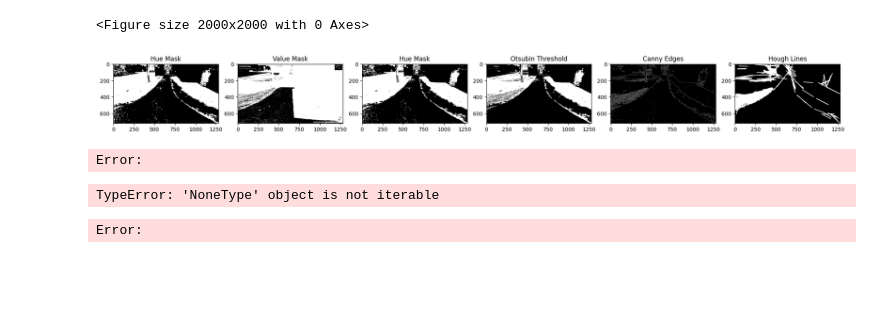
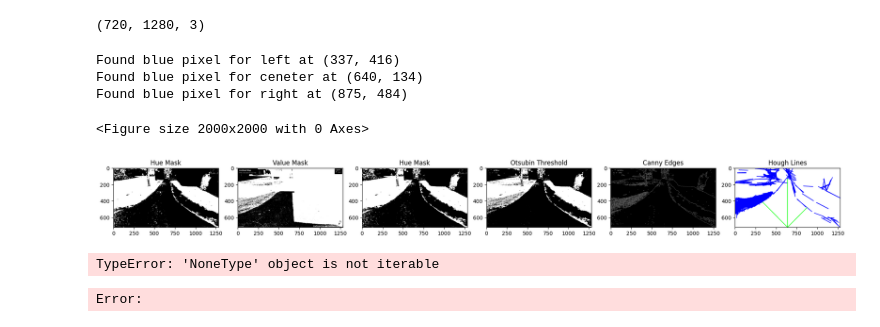
Before and after one commit to rajansagarwal/self-driving-tank, a Jupyter notebook: linedetector.ipynb, the cells around one changed output. Saved outputs shown, nothing was run; the diff lists cells and outputs as text; code cells hidden in the pictures; blank space fills up the shorter version.

Commit message:
Added lines and pixel distance for a single image

```diff
--- a/linedetector.ipynb
+++ b/linedetector.ipynb
@@ -18,9 +18,16 @@ import PIL
 import io
 import html
 import time
+
+image = cv2.imread('./Sidewalks/P1.jpg',cv2.IMREAD_UNCHANGED)
+
+image.shape
+# %% [output]
+(720, 1280, 3)
 # %%
 # Read the IMage
 image = cv2.imread('./Sidewalks/P1.jpg',cv2.IMREAD_UNCHANGED)
+whiteboard = cv2.imread('./Sidewalks/whitebox.png', cv2.IMREAD_UNCHANGED)
 
 # Convert BGR image to HSV
 hsv = cv2.cvtColor(image, cv2.COLOR_BGR2HSV)
@@ -74,7 +81,6 @@ max_line_gap = 30  # maximum gap in pixels between connectable line segments
 line_image = np.copy(img_Otsubin) * 0  # creating a blank to draw lines on
 '''
 
-line_image = np.copy(img_Otsubin) * 0  # creating a blank to draw lines on
 
 # Run Hough on edge detected image. Output lines are an array containing endpoints of detected line segments
 lines = cv2.HoughLinesP(edges, 1, np.pi/100, 15, np.array([]),
@@ -82,43 +88,99 @@ lines = cv2.HoughLinesP(edges, 1, np.pi/100, 15, np.array([]),
 
 for line in lines:
     for x1,y1,x2,y2 in line:
-      cv2.line(line_image,(x1,y1),(x2,y2),(255,0,0),5)
+      cv2.line(whiteboard,(x1,y1),(x2,y2),(255,0,0),5)
+
+
+# Left line
+y1 = 719
+x1 = 640
+while x1 > 0:
+    pixel_color = whiteboard[y1, x1]  # OpenCV uses (row, column) indexing
+
+    # Assuming OpenCV uses BGR format for color representation
+    if all(pixel_color == [255, 0, 0, 0]):  # Checking for blue color (assuming BGR values)
+        print(f"Found blue pixel for left at ({x1}, {y1})")
+        # If you want to stop at the first blue pixel, you can break here
+        break
+    # Move up one pixel on the line
+    y1 -= 1
+    x1 -= 1
+cv2.line(whiteboard,(x1,y1),(640,720),(0,255,0),5)
+
+# Center line
+y2 = 719
+x2 = 640
+while y2 > 0:
+    pixel_color = whiteboard[y2, x2]  # OpenCV uses (row, column) indexing
+
+    # Assuming OpenCV uses BGR format for color representation
+    if all(pixel_color == [255, 0, 0, 0]):  # Checking for blue color (assuming BGR values)
+        print(f"Found blue pixel for ceneter at ({x2}, {y2})")
+
+        # If you want to stop at the first blue pixel, you can break here
+        break
+    # Move up one pixel on the line
+    y2 -= 1
+cv2.line(whiteboard,(640,y2),(640,720),(0,255,0),5)
+
+# Right line
+y3 = 719
+x3 = 640
+while x3 < 1280:
+    pixel_color = whiteboard[y3, x3]  # OpenCV uses (row, column) indexing
+
+    # Assuming OpenCV uses BGR format for color representation
+    if all(pixel_color == [255, 0, 0, 0]):  # Checking for blue color (assuming BGR values)
+        print(f"Found blue pixel for right at ({x3}, {y3})")
+        # If you want to stop at the first blue pixel, you can break here
+        break
+    # Move up one pixel on the line
+    y3 -= 1
+    x3 += 1
+cv2.line(whiteboard,(x3,y3),(640,720),(0,255,0),5)
+
+
+
+
+
 plt.figure(figsize = (20,20))
 
 
 plt.figure(figsize=(20, 5))
 
 
 plt.subplot(1, 6, 1)
 plt.imshow(hue_mask, cmap='gray')
 plt.title('Hue Mask')
 
 plt.subplot(1, 6, 2)
 plt.imshow(value_mask, cmap='gray')
 plt.title('Value Mask')
 
 plt.subplot(1, 6, 3)
 plt.imshow(hue_mask, cmap='gray')
 plt.title('Hue Mask')
 
 plt.subplot(1, 6, 4)
 plt.imshow(img_Otsubin, cmap='gray')
 plt.title('Otsubin Threshold')
 
 plt.subplot(1, 6, 5)
 plt.imshow(edges, cmap='gray')
 plt.title('Canny Edges')
 
 plt.subplot(1, 6, 6)
-plt.imshow(cv2.cvtColor(line_image, cv2.COLOR_BGR2RGB))
+plt.imshow(cv2.cvtColor(whiteboard, cv2.COLOR_BGR2RGB))
 plt.title('Hough Lines')
 
 plt.tight_layout()
 plt.show()
 # %% [output]
-<Figure size 2000x2000 with 0 Axes>
+Found blue pixel for left at (337, 416)
+Found blue pixel for ceneter at (640, 134)
+Found blue pixel for right at (875, 484)
+<Figure size 2000x2000 with 0 Axes>
-[figure, old version]
+[figure, new version]
-Error:
 # %%
 # define a video capture object edit the number to find the webcam
 vid = cv2.VideoCapture(0)
```
Also changed, not shown: 1 other file.
